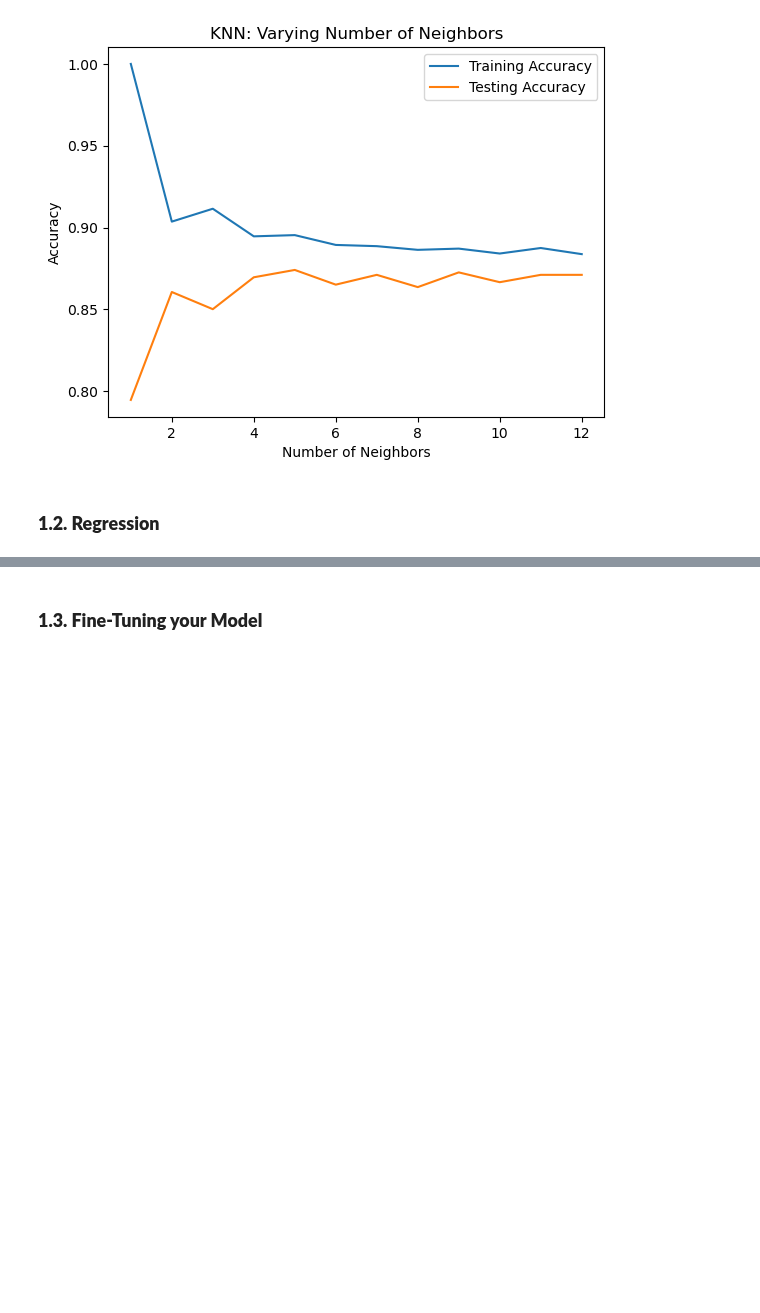
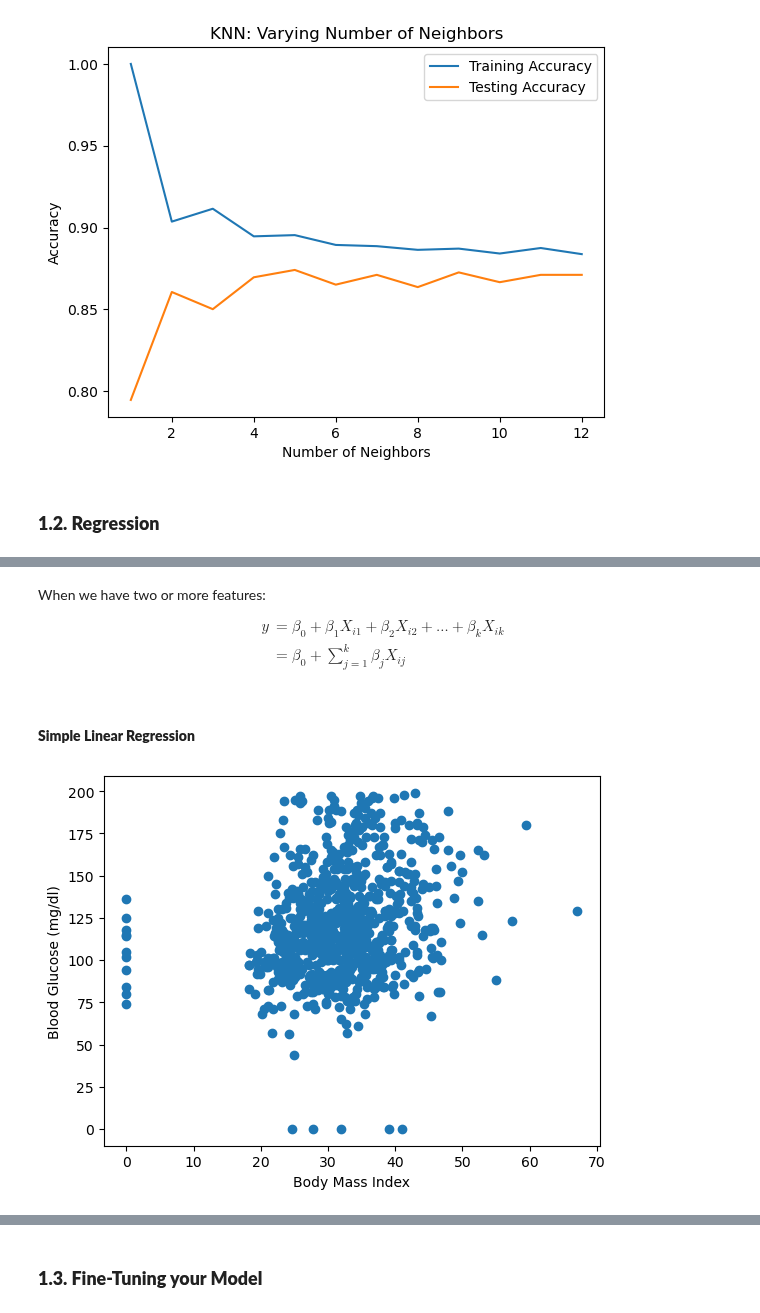
Before and after one commit to ONURYI/Data-Scientist-Professional-with-Python, a Jupyter notebook: Block V - Machine Learning/1.Supervised Learning with scikit-learn.ipynb, the cells around one changed output, grey strips where cells are left out. Drawn from its saved outputs; the diff is of its cells as text; code cells hidden in the pictures; blank space fills up the shorter version.

```diff
--- a/Block V - Machine Learning/1.Supervised Learning with scikit-learn.ipynb
+++ b/Block V - Machine Learning/1.Supervised Learning with scikit-learn.ipynb
@@ -139,3 +139,6 @@ plt.show()
 [figure]
 # %% [markdown]
 ### **1.2. Regression**
+# %%
+diabetes_df = pd.read_csv('../datasets/diabetes_clean.csv')
+diabetes_df.head()
@@ -141,0 +181,19 @@ plt.show()
+# %% [markdown]
+When we have two or more features:
+
+\begin{align*}
+y &= \beta_0 + \beta_1 X_{i1} + \beta_2 X_{i2} + \dots + \beta_k X_{ik}  \\
+  &= \beta_0 + \sum_{j=1}^{k} \beta_{j} X_{ij}
+\end{align*}
+# %% [markdown]
+#### **Simple Linear Regression**
+# %%
+X_bmi = diabetes_df['bmi'].values
+y = diabetes_df['glucose']
+
+plt.scatter(X_bmi,y)
+plt.xlabel('Body Mass Index')
+plt.ylabel('Blood Glucose (mg/dl)')
+plt.show()
+# %% [output]
+[figure, added]
```
Also changed, not shown: parts of 7 cells of this notebook.
